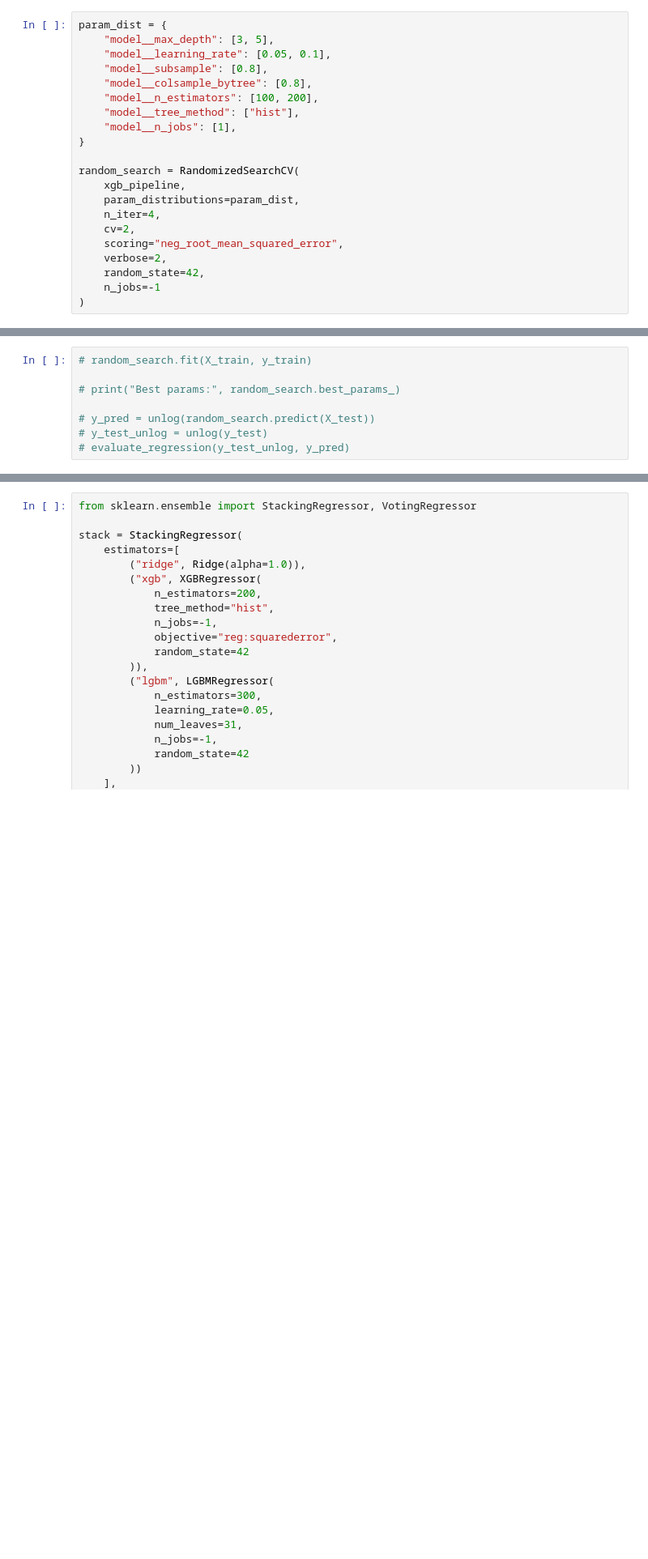
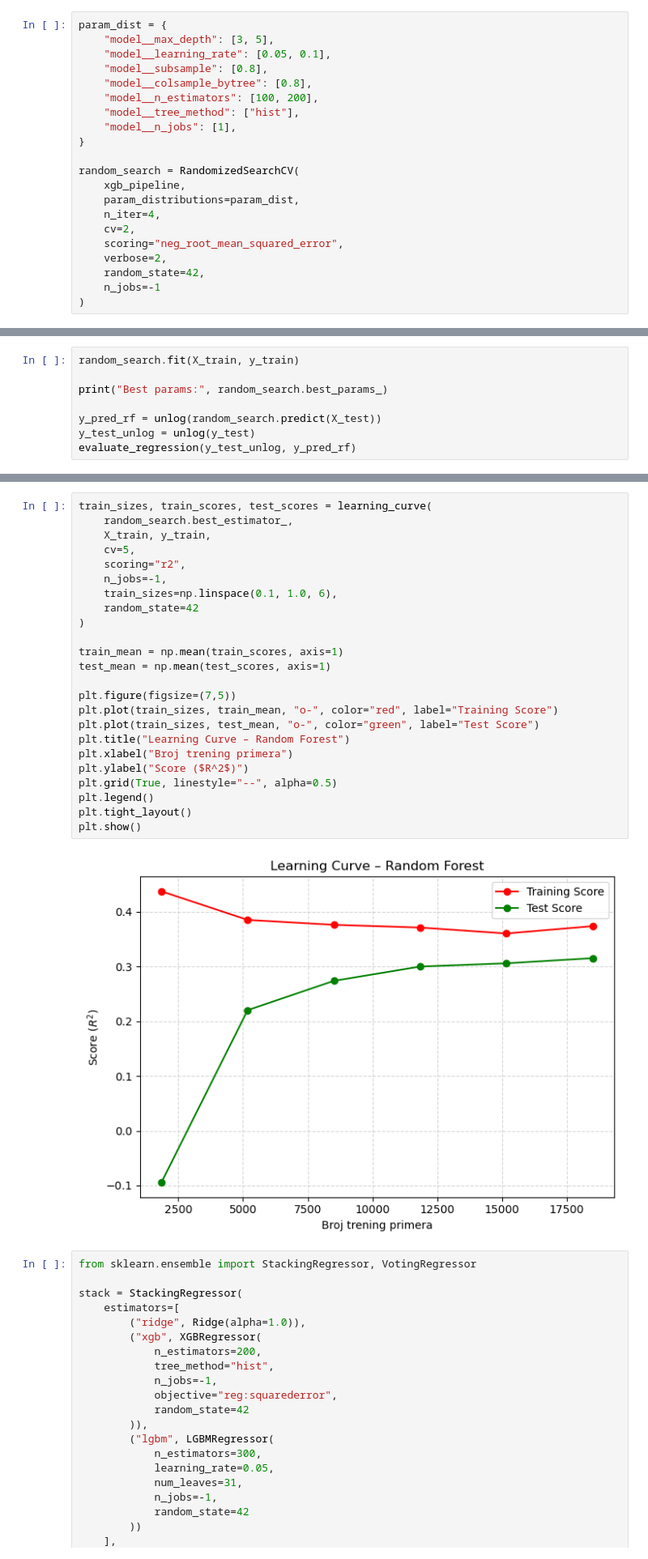
Before and after one commit to aleksaljujic/Sberbank-House-Pricing, a Jupyter notebook: Model_final.ipynb, the cells around one changed output, grey strips where cells are left out. Shown at 81% size. Drawn from its saved outputs; the diff is of its cells as text; blank space fills up the shorter version.

Commit message:
dodat test

```diff
--- a/Model_final.ipynb
+++ b/Model_final.ipynb
@@ -461,10 +431,10 @@ random_search = RandomizedSearchCV(
     n_jobs=-1
 )
 # %%
-# random_search.fit(X_train, y_train)
+random_search.fit(X_train, y_train)
 
-# print("Best params:", random_search.best_params_)
+print("Best params:", random_search.best_params_)
 
-# y_pred = unlog(random_search.predict(X_test))
-# y_test_unlog = unlog(y_test)
-# evaluate_regression(y_test_unlog, y_pred)
+y_pred_rf = unlog(random_search.predict(X_test))
+y_test_unlog = unlog(y_test)
+evaluate_regression(y_test_unlog, y_pred_rf)
@@ -471,3 +449,29 @@ random_search = RandomizedSearchCV(
+# %%
+train_sizes, train_scores, test_scores = learning_curve(
+    random_search.best_estimator_,
+    X_train, y_train,
+    cv=5,
+    scoring="r2",
+    n_jobs=-1,
+    train_sizes=np.linspace(0.1, 1.0, 6),
+    random_state=42
+)
+
+train_mean = np.mean(train_scores, axis=1)
+test_mean = np.mean(test_scores, axis=1)
+
+plt.figure(figsize=(7,5))
+plt.plot(train_sizes, train_mean, "o-", color="red", label="Training Score")
+plt.plot(train_sizes, test_mean, "o-", color="green", label="Test Score")
+plt.title("Learning Curve – Random Forest")
+plt.xlabel("Broj trening primera")
+plt.ylabel("Score ($R^2$)")
+plt.grid(True, linestyle="--", alpha=0.5)
+plt.legend()
+plt.tight_layout()
+plt.show()
+# %% [output]
+[figure, added]
 # %%
 from sklearn.ensemble import StackingRegressor, VotingRegressor
 
```
Also changed, not shown: parts of 29 cells of this notebook, 8 other files.
